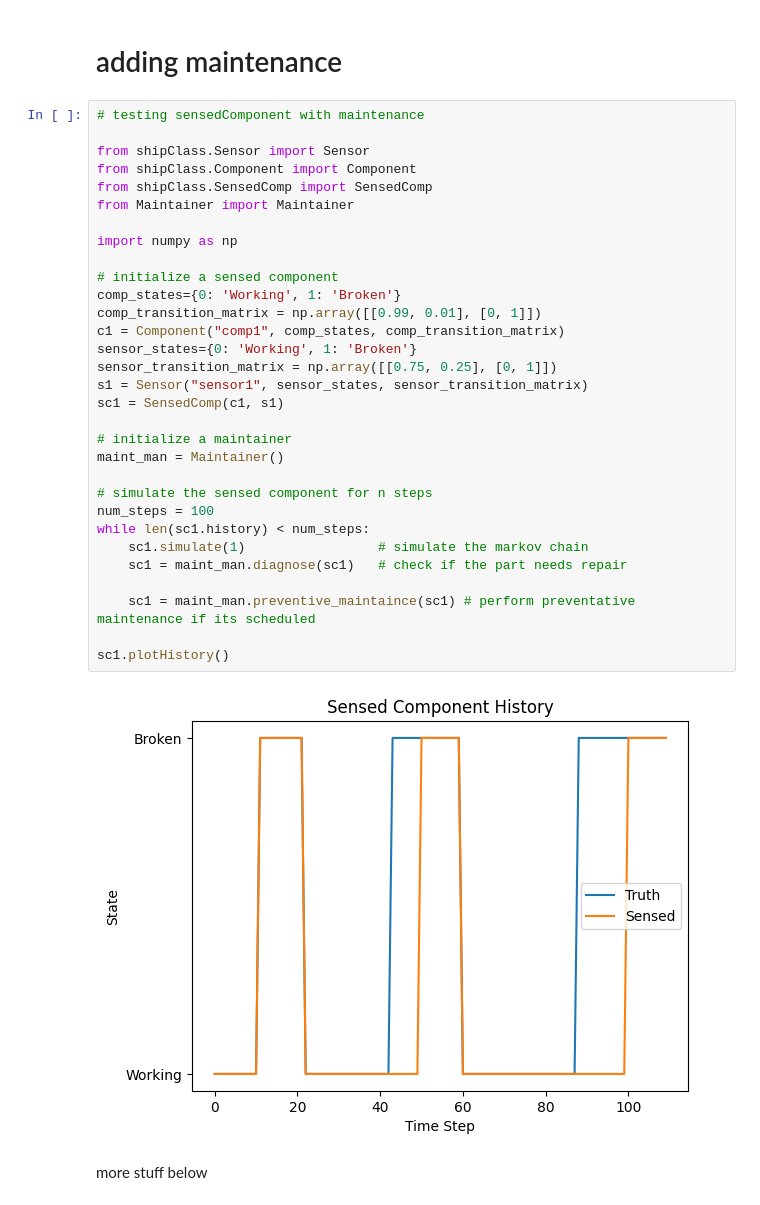
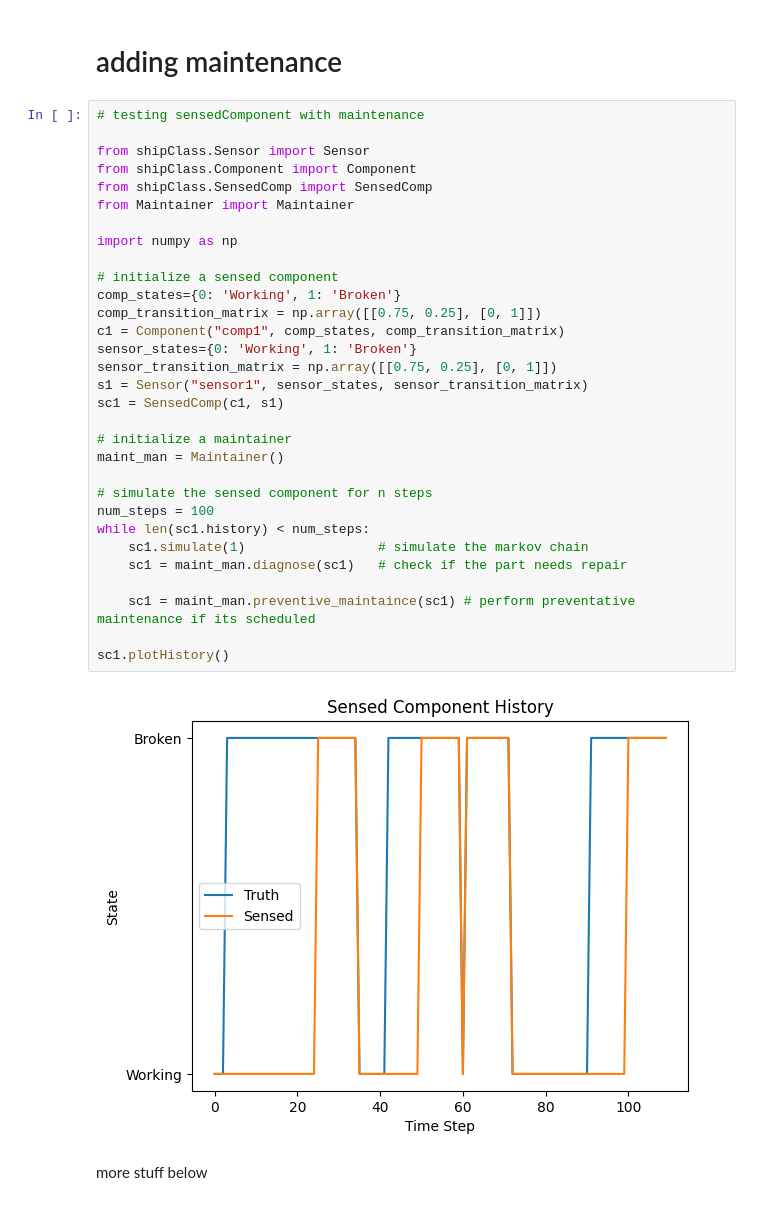
Before and after one commit to andreyaW/KISS, a Jupyter notebook: shipClassTests/comp_tests.ipynb, the cells around one changed output. Drawn from its saved outputs; the diff is of its cells as text.

Commit message:
starting to work on Markoiv Chain transition matrices

```diff
--- a/shipClassTests/comp_tests.ipynb
+++ b/shipClassTests/comp_tests.ipynb
@@ -53,35 +54,35 @@ Broken
 # testing sensedComponent with maintenance
 
 from shipClass.Sensor import Sensor
 from shipClass.Component import Component
 from shipClass.SensedComp import SensedComp
 from Maintainer import Maintainer
 
 import numpy as np
 
 # initialize a sensed component
 comp_states={0: 'Working', 1: 'Broken'}
-comp_transition_matrix = np.array([[0.99, 0.01], [0, 1]])
+comp_transition_matrix = np.array([[0.75, 0.25], [0, 1]])
 c1 = Component("comp1", comp_states, comp_transition_matrix)
 sensor_states={0: 'Working', 1: 'Broken'}
 sensor_transition_matrix = np.array([[0.75, 0.25], [0, 1]])
 s1 = Sensor("sensor1", sensor_states, sensor_transition_matrix)
 sc1 = SensedComp(c1, s1)
 
 # initialize a maintainer
 maint_man = Maintainer()
 
 # simulate the sensed component for n steps
 num_steps = 100
 while len(sc1.history) < num_steps:
     sc1.simulate(1)                 # simulate the markov chain
     sc1 = maint_man.diagnose(sc1)   # check if the part needs repair
 
     sc1 = maint_man.preventive_maintaince(sc1) # perform preventative maintenance if its scheduled
 
 sc1.plotHistory()
 # %% [output]
-[figure, old version]
+[figure, new version]
 # %% [markdown]
 more stuff below
 # %%
```
Also changed, not shown: parts of 2 cells of this notebook, 2 other files.
